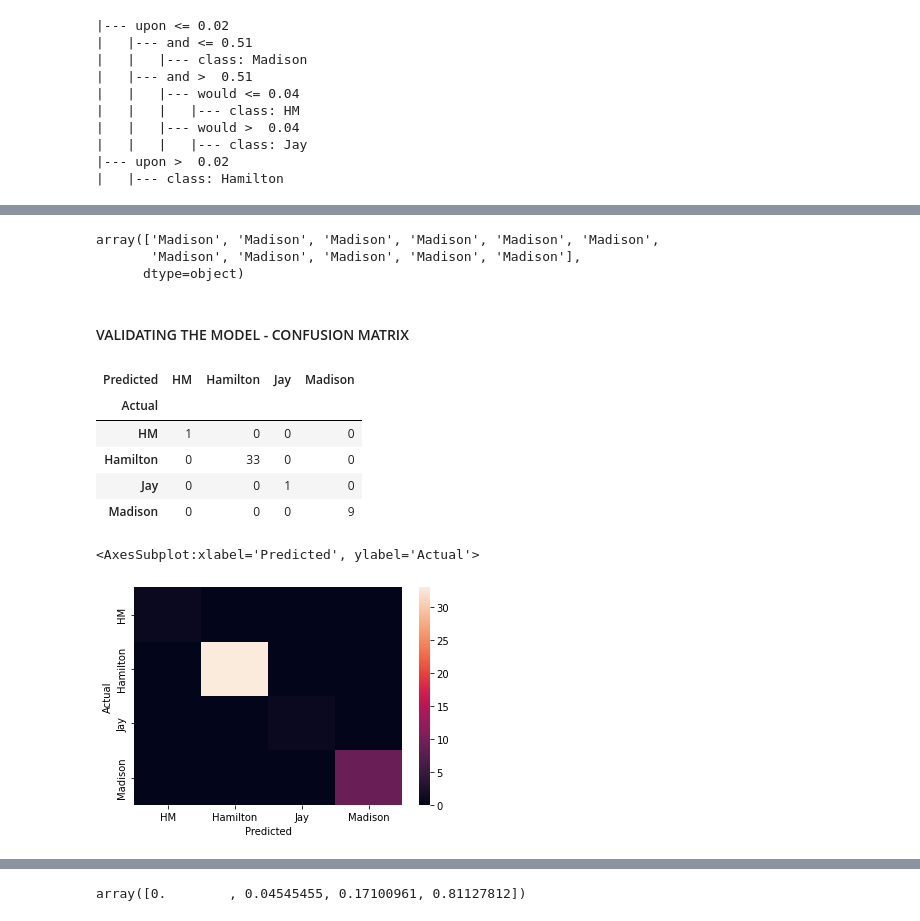
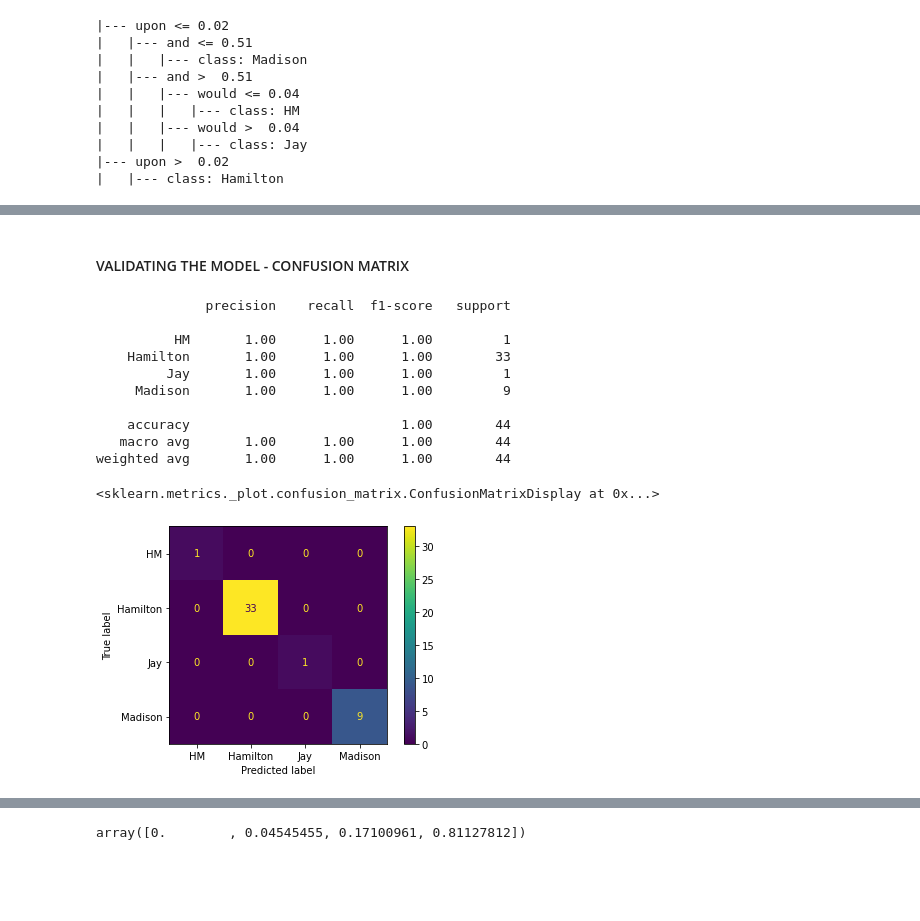
Before and after one commit to chaithrakc/syr_ads_machine_learning, a Jupyter notebook: week05decision_tree/hw05/Chaithra-Hw05-DecisionTrees.ipynb, the cells around one changed output, grey strips where cells are left out. Drawn from its saved outputs; the diff is of its cells as text; code cells hidden in the pictures; blank space fills up the shorter version.

```diff
--- a/week05decision_tree/hw05/Chaithra-Hw05-DecisionTrees.ipynb
+++ b/week05decision_tree/hw05/Chaithra-Hw05-DecisionTrees.ipynb
@@ -144,27 +141,25 @@ array(['Hamilton', 'Hamilton', 'Madison', 'Hamilton', 'Hamilton',
-# %%
-dispt_pred = clf.predict(distputed_train)
-dispt_pred
-# %% [output]
-array(['Madison', 'Madison', 'Madison', 'Madison', 'Madison', 'Madison',
-       'Madison', 'Madison', 'Madison', 'Madison', 'Madison'],
-      dtype=object)
 # %% [markdown]
 #### VALIDATING THE MODEL  - CONFUSION MATRIX
-# %%
-# validating training data
-tab = pd.crosstab(Y_train, train_pred, rownames=['Actual'],colnames=['Predicted'])
-tab
-# %% [output]
-| Predicted | HM | Hamilton | Jay | Madison |
-| Actual |  |  |  |  |
-| HM | 1 | 0 | 0 | 0 |
-| Hamilton | 0 | 33 | 0 | 0 |
-| Jay | 0 | 0 | 1 | 0 |
-| Madison | 0 | 0 | 0 | 9 |
-# %%
-sns.heatmap(tab)
-# %% [output]
-<AxesSubplot:xlabel='Predicted', ylabel='Actual'>
-[figure, removed]
+# %%
+# validating training data
+
+pred = clf.predict(X_train)
+print(classification_report(Y_train, pred))
+
+# plot the confusion matrix
+ConfusionMatrixDisplay.from_estimator(clf,X_train,Y_train)
+# %% [output]
+              precision    recall  f1-score   support
+
+          HM       1.00      1.00      1.00         1
+    Hamilton       1.00      1.00      1.00        33
+         Jay       1.00      1.00      1.00         1
+     Madison       1.00      1.00      1.00         9
+
+    accuracy                           1.00        44
+   macro avg       1.00      1.00      1.00        44
+weighted avg       1.00      1.00      1.00        44
+<sklearn.metrics._plot.confusion_matrix.ConfusionMatrixDisplay at 0x...>
+[figure, added]
 # %%
 # validating testing data
```
Also changed, not shown: parts of 28 cells of this notebook, 4 other files.
